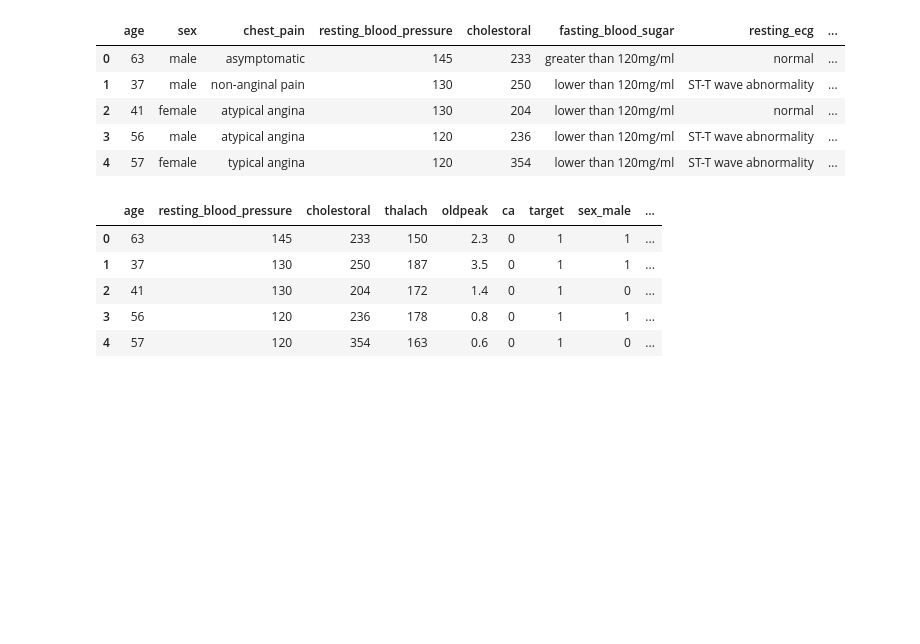
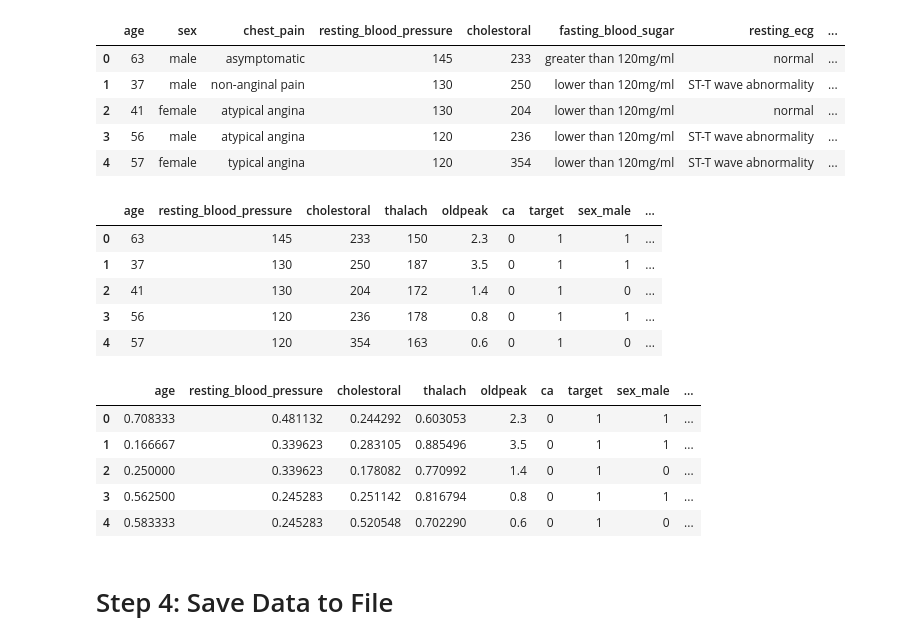
Before and after one commit to derekly56/HeartDisease_ML, a Jupyter notebook: data/heart_disease_data_exploratory.ipynb, the cells around one changed output. Saved outputs shown, nothing was run; the diff lists cells and outputs as text; code cells hidden in the pictures; blank space fills up the shorter version.

Commit message:
Finalized normalization of data

```diff
--- a/data/heart_disease_data_exploratory.ipynb
+++ b/data/heart_disease_data_exploratory.ipynb
@@ -163,5 +165,34 @@ heart_df.head()
 | 2 | 41 | 130 | 204 | 172 | 1.4 | 0 | 1 | 0 | ... |
 | 3 | 56 | 120 | 236 | 178 | 0.8 | 0 | 1 | 1 | ... |
 | 4 | 57 | 120 | 354 | 163 | 0.6 | 0 | 1 | 0 | ... |
+# %%
+age_min = np.min(heart_df['age'])
+age_max = np.max(heart_df['age'])
+
+rbp_min = np.min(heart_df['resting_blood_pressure'])
+rbp_max = np.max(heart_df['resting_blood_pressure'])
+
+chol_min = np.min(heart_df['cholestoral'])
+chol_max = np.max(heart_df['cholestoral'])
+
+thalach_min = np.min(heart_df['thalach'])
+thalach_max = np.max(heart_df['thalach'])
+
+
+heart_df['age'] = heart_df['age'].apply(lambda x: (x - age_min)/(age_max - age_min))
+heart_df['resting_blood_pressure'] = heart_df['resting_blood_pressure'].apply(lambda x: (x - rbp_min)/(rbp_max - rbp_min))
+heart_df['cholestoral'] = heart_df['cholestoral'].apply(lambda x: (x - chol_min)/(chol_max - chol_min))
+heart_df['thalach'] = heart_df['thalach'].apply(lambda x: (x - thalach_min)/(thalach_max - thalach_min))
+
+heart_df.head()
+# %% [output]
+|  | age | resting_blood_pressure | cholestoral | thalach | oldpeak | ca | target | sex_male | ... |
+| 0 | 0.708333 | 0.481132 | 0.244292 | 0.603053 | 2.3 | 0 | 1 | 1 | ... |
+| 1 | 0.166667 | 0.339623 | 0.283105 | 0.885496 | 3.5 | 0 | 1 | 1 | ... |
+| 2 | 0.250000 | 0.339623 | 0.178082 | 0.770992 | 1.4 | 0 | 1 | 0 | ... |
+| 3 | 0.562500 | 0.245283 | 0.251142 | 0.816794 | 0.8 | 0 | 1 | 1 | ... |
+| 4 | 0.583333 | 0.245283 | 0.520548 | 0.702290 | 0.6 | 0 | 1 | 0 | ... |
+# %% [markdown]
+# Step 4: Save Data to File
 # %%
 heart_df.to_csv('heart_processed.csv')
```
Also changed, not shown: parts of 1 cell of this notebook.
